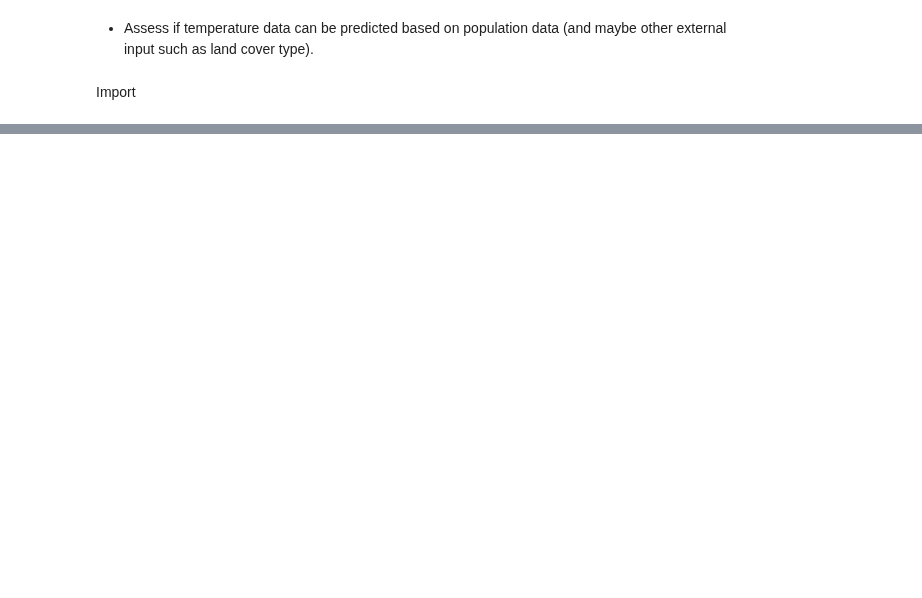
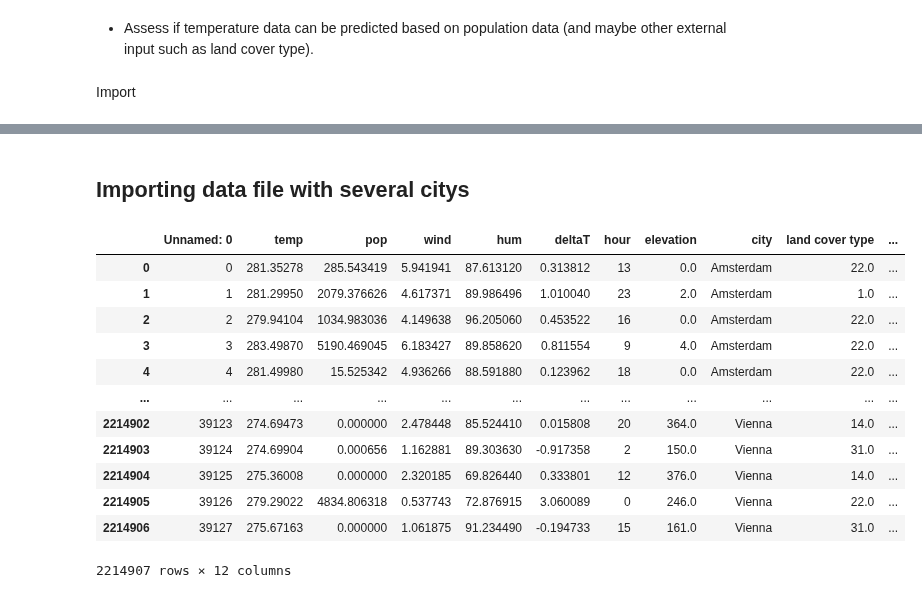
Before and after one commit to christopherogerepfl/UHI_prediction, a Jupyter notebook: task2.ipynb, the cells around one changed output, grey strips where cells are left out. Drawn from its saved outputs; the diff is of its cells as text; code cells hidden in the pictures; blank space fills up the shorter version.

```diff
--- a/task2.ipynb
+++ b/task2.ipynb
@@ -139,0 +100,20 @@ AttributeError: 'Dataset' object has no attribute 'shape'
+# %% [markdown]
+## Importing data file with several citys
+# %%
+#read csv
+city_df = pd.read_csv('data_UHI/city_df.csv')
+city_df
+# %% [output]
+|  | Unnamed: 0 | temp | pop | wind | hum | deltaT | hour | elevation | city | land cover type | ... |
+| 0 | 0 | 281.35278 | 285.543419 | 5.941941 | 87.613120 | 0.313812 | 13 | 0.0 | Amsterdam | 22.0 | ... |
+| 1 | 1 | 281.29950 | 2079.376626 | 4.617371 | 89.986496 | 1.010040 | 23 | 2.0 | Amsterdam | 1.0 | ... |
+| 2 | 2 | 279.94104 | 1034.983036 | 4.149638 | 96.205060 | 0.453522 | 16 | 0.0 | Amsterdam | 22.0 | ... |
+| 3 | 3 | 283.49870 | 5190.469045 | 6.183427 | 89.858620 | 0.811554 | 9 | 4.0 | Amsterdam | 22.0 | ... |
+| 4 | 4 | 281.49980 | 15.525342 | 4.936266 | 88.591880 | 0.123962 | 18 | 0.0 | Amsterdam | 22.0 | ... |
+| ... | ... | ... | ... | ... | ... | ... | ... | ... | ... | ... | ... |
+| 2214902 | 39123 | 274.69473 | 0.000000 | 2.478448 | 85.524410 | 0.015808 | 20 | 364.0 | Vienna | 14.0 | ... |
+| 2214903 | 39124 | 274.69904 | 0.000656 | 1.162881 | 89.303630 | -0.917358 | 2 | 150.0 | Vienna | 31.0 | ... |
+| 2214904 | 39125 | 275.36008 | 0.000000 | 2.320185 | 69.826440 | 0.333801 | 12 | 376.0 | Vienna | 14.0 | ... |
+| 2214905 | 39126 | 279.29022 | 4834.806318 | 0.537743 | 72.876915 | 3.060089 | 0 | 246.0 | Vienna | 22.0 | ... |
+| 2214906 | 39127 | 275.67163 | 0.000000 | 1.061875 | 91.234490 | -0.194733 | 15 | 161.0 | Vienna | 31.0 | ... |
+2214907 rows × 12 columns
```
Also changed, not shown: parts of 25 cells of this notebook, 2 other files.
